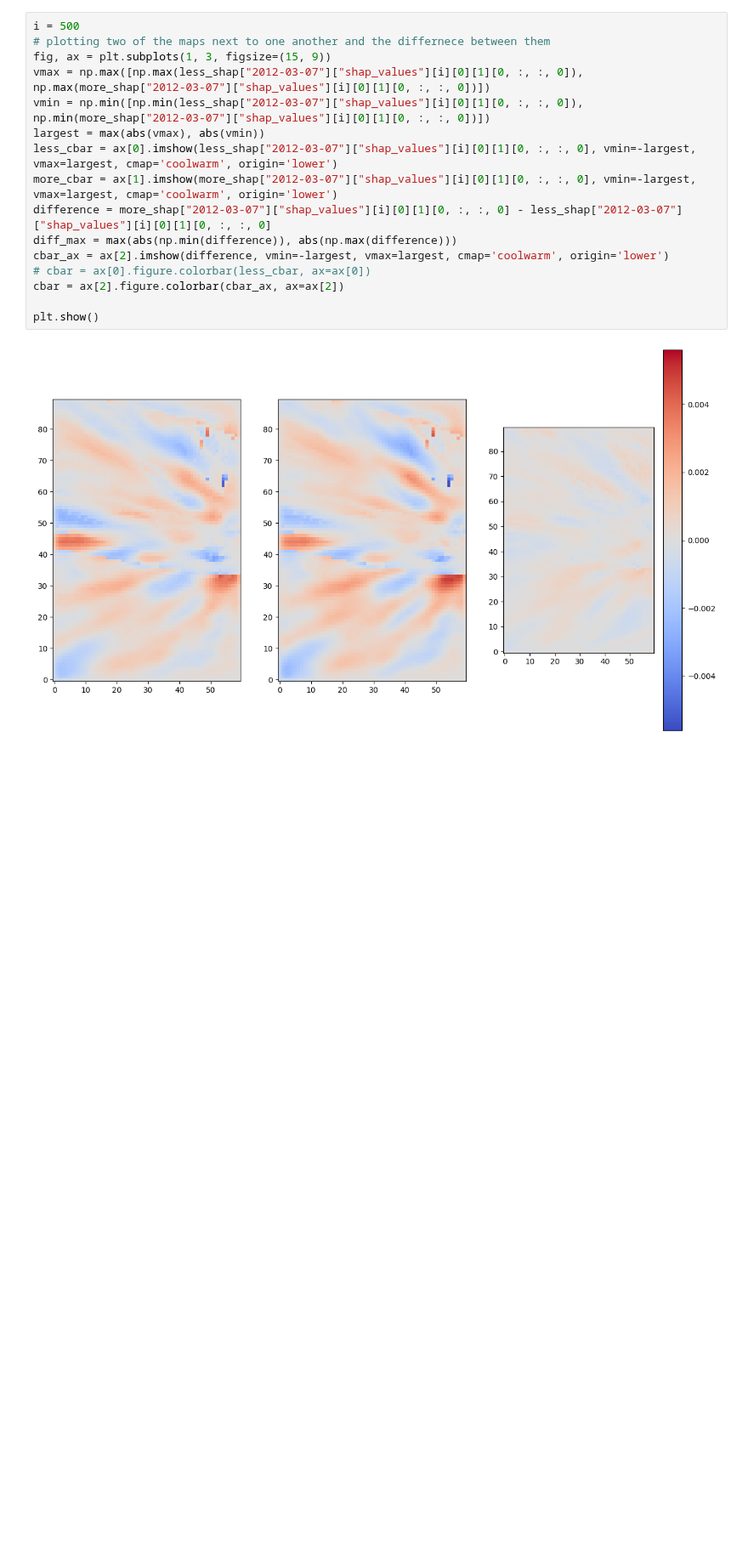
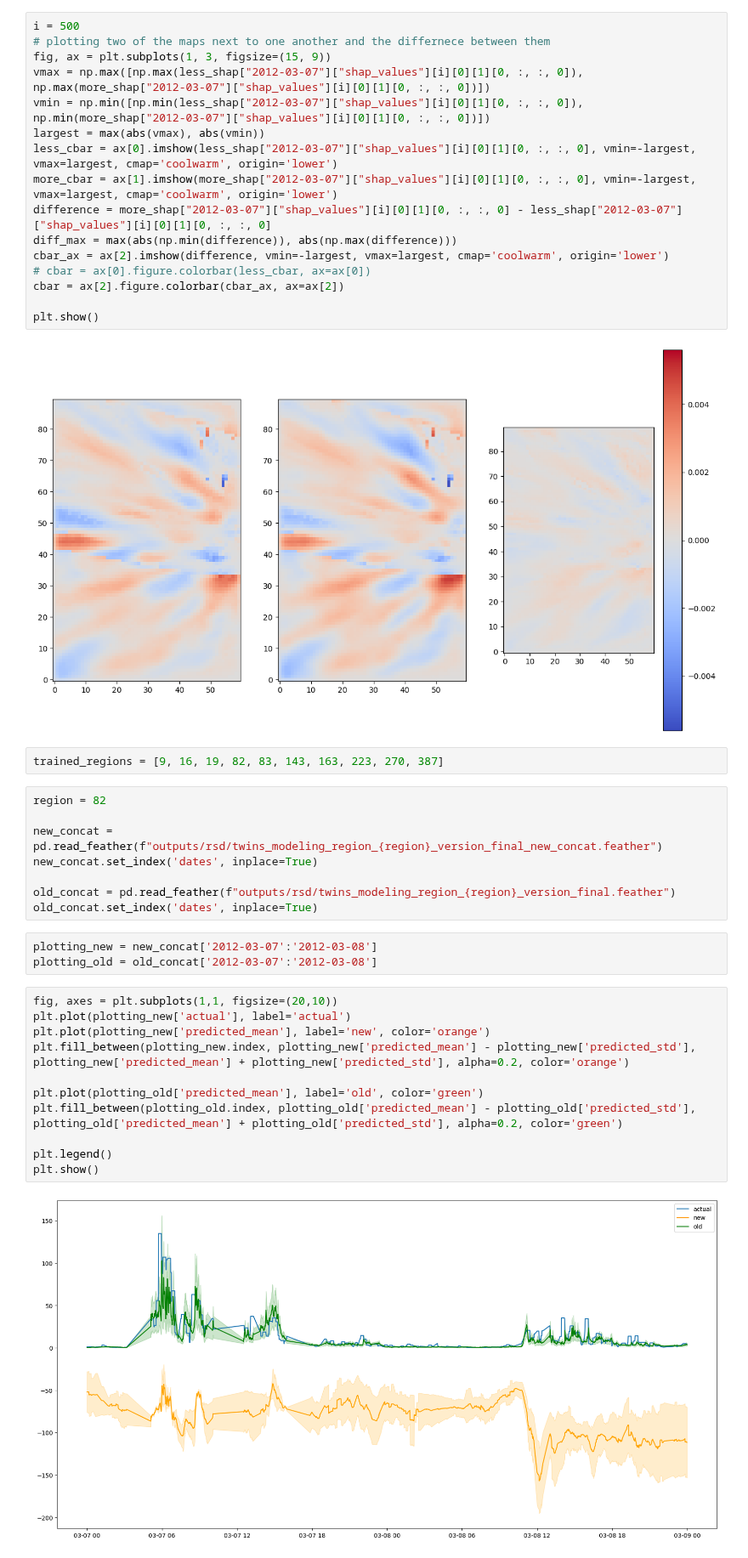
Before and after one commit to mikecoughlan/examining_twins_and_supermag, a Jupyter notebook: comparing.ipynb, the cells around one changed output. Shown at 85% size. Drawn from its saved outputs; the diff is of its cells as text; blank space fills up the shorter version.

```diff
--- a/comparing.ipynb
+++ b/comparing.ipynb
@@ -146,3 +166,29 @@ cbar = ax[2].figure.colorbar(cbar_ax, ax=ax[2])
 plt.show()
 # %% [output]
 [figure]
+# %%
+trained_regions = [9, 16, 19, 82, 83, 143, 163, 223, 270, 387]
+# %%
+region = 82
+
+new_concat = pd.read_feather(f"outputs/rsd/twins_modeling_region_{region}_version_final_new_concat.feather")
+new_concat.set_index('dates', inplace=True)
+
+old_concat = pd.read_feather(f"outputs/rsd/twins_modeling_region_{region}_version_final.feather")
+old_concat.set_index('dates', inplace=True)
+# %%
+plotting_new = new_concat['2012-03-07':'2012-03-08']
+plotting_old = old_concat['2012-03-07':'2012-03-08']
+# %%
+fig, axes = plt.subplots(1,1, figsize=(20,10))
+plt.plot(plotting_new['actual'], label='actual')
+plt.plot(plotting_new['predicted_mean'], label='new', color='orange')
+plt.fill_between(plotting_new.index, plotting_new['predicted_mean'] - plotting_new['predicted_std'], plotting_new['predicted_mean'] + plotting_new['predicted_std'], alpha=0.2, color='orange')
+
+plt.plot(plotting_old['predicted_mean'], label='old', color='green')
+plt.fill_between(plotting_old.index, plotting_old['predicted_mean'] - plotting_old['predicted_std'], plotting_old['predicted_mean'] + plotting_old['predicted_std'], alpha=0.2, color='green')
+
+plt.legend()
+plt.show()
+# %% [output]
+[figure, added]
```
Also changed, not shown: parts of 6 cells of this notebook, 1 other file.
